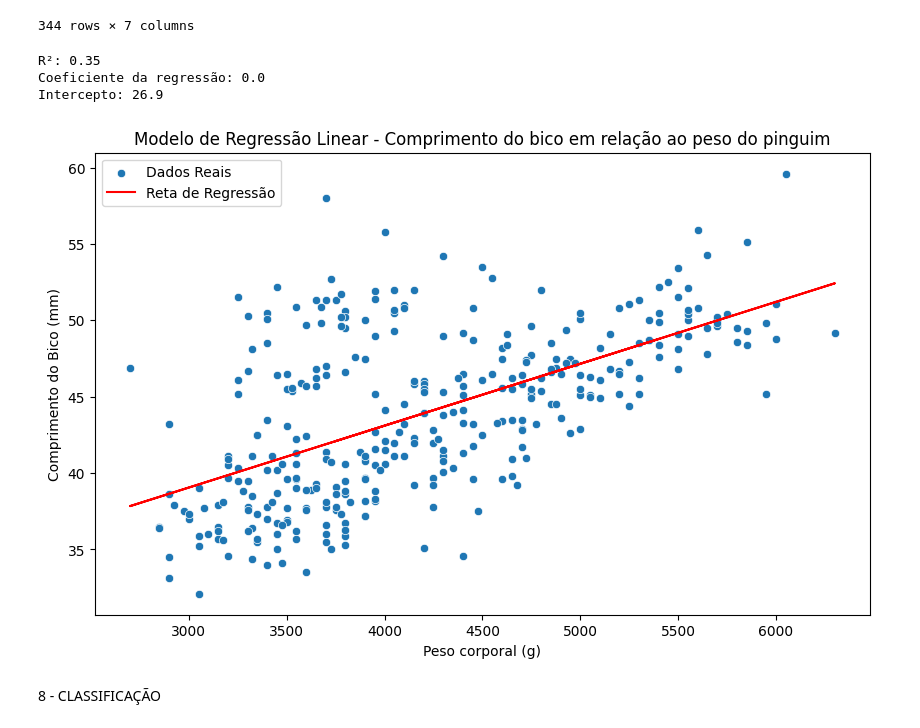
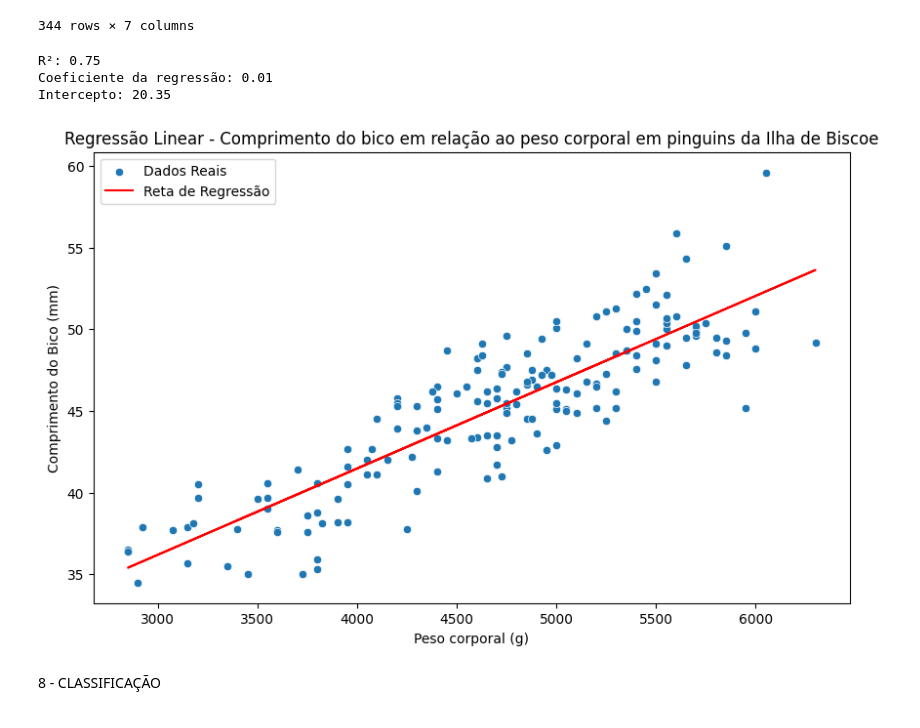
Before and after one commit to fabiofonv/cursoUspCdD, a Jupyter notebook: atividade.ipynb, the cells around one changed output. Saved outputs shown, nothing was run; the diff lists cells and outputs as text; code cells hidden in the pictures.

```diff
--- a/atividade.ipynb
+++ b/atividade.ipynb
@@ -479,8 +481,9 @@ ds
 | 343 | Gentoo | Biscoe | 49.9 | 16.1 | 213.0 | 5400.0 | Male |
 344 rows × 7 columns
 # %%
-X = ds[["body_mass_g"]].fillna(ds["body_mass_g"].mean())
-y = ds["bill_length_mm"].fillna(ds["bill_length_mm"].mean())
+ds_males = ds[ds["island"] == "Biscoe"]
+X = ds_males[["body_mass_g"]].fillna(ds["body_mass_g"].mean())
+y = ds_males["bill_length_mm"].fillna(ds["bill_length_mm"].mean())
 
 model = LinearRegression()
 model.fit(X, y)
@@ -495,19 +498,19 @@ print(f'R²: {round(r2, 2)}')
 print(f'Coeficiente da regressão: {coef}')
 print(f'Intercepto: {intercept}')
 # %% [output]
-R²: 0.35
-Coeficiente da regressão: 0.0
-Intercepto: 26.9
+R²: 0.75
+Coeficiente da regressão: 0.01
+Intercepto: 20.35
 # %%
 plt.figure(figsize=(10, 6))
 sns.scatterplot(x=X['body_mass_g'], y=y, label='Dados Reais')
 plt.plot(X['body_mass_g'], y_pred, color='red', label='Reta de Regressão')
-plt.title('Regressão Linear - Comprimento do bico em relação ao peso corporal do pinguim')
+plt.title('Regressão Linear - Comprimento do bico em relação ao peso corporal em pinguins da Ilha de Biscoe')
 plt.xlabel('Peso corporal (g)')
 plt.ylabel('Comprimento do Bico (mm)')
 plt.legend()
 plt.show()
 # %% [output]
-[figure, old version]
+[figure, new version]
 # %% [markdown]
 8 - CLASSIFICAÇÃO
```
Also changed, not shown: parts of 10 cells of this notebook, 18 other files.
